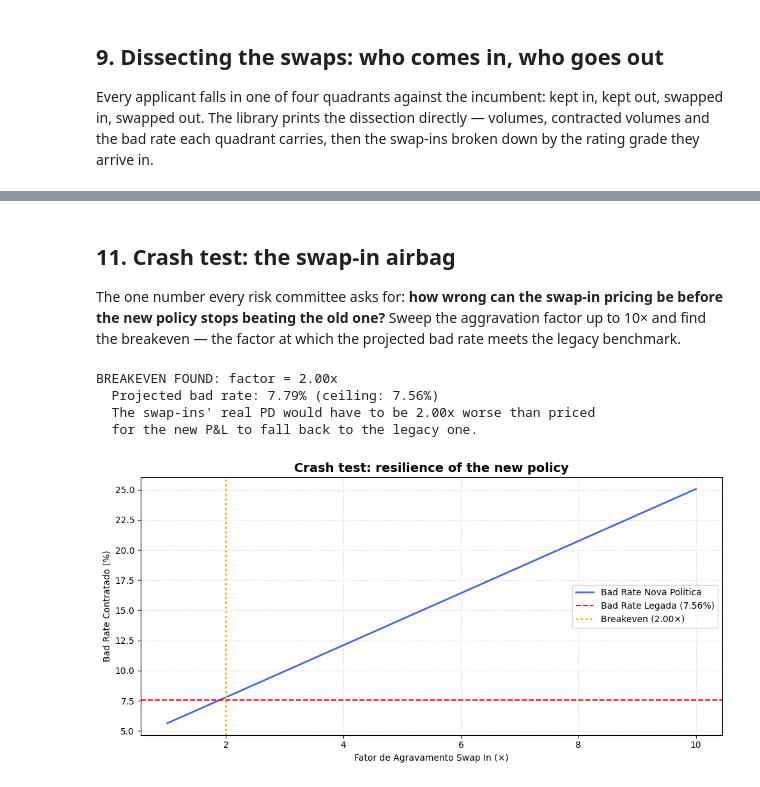
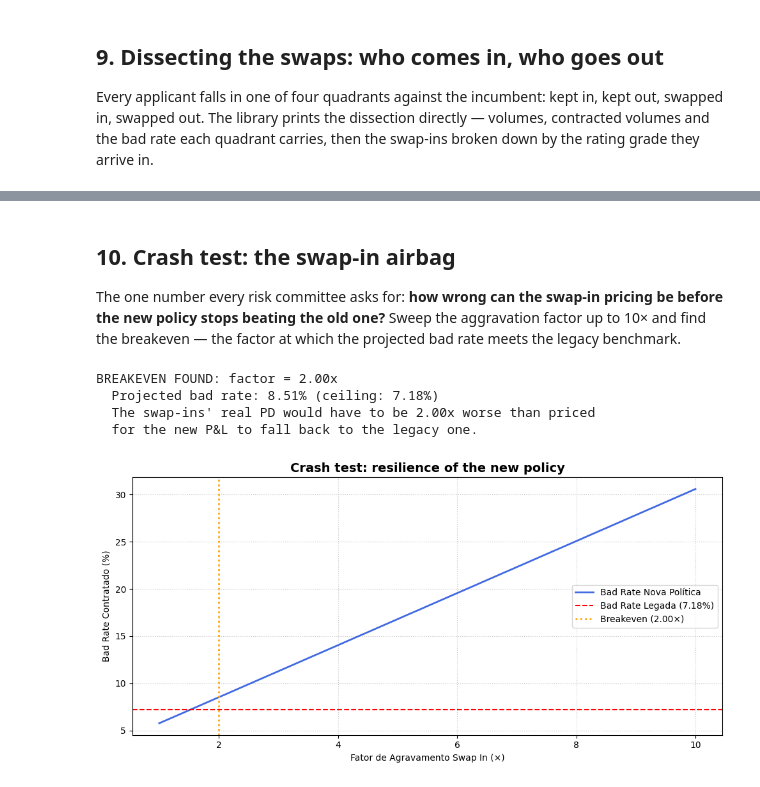
Before and after one commit to matheuspasche/pycreditools, a Jupyter notebook: src/pycreditools/examples/tutorial_masterclass.ipynb, the cells around one changed output, grey strips where cells are left out. Saved outputs shown, nothing was run; the diff lists cells and outputs as text; code cells hidden in the pictures.

```diff
--- a/src/pycreditools/examples/tutorial_masterclass.ipynb
+++ b/src/pycreditools/examples/tutorial_masterclass.ipynb
@@ -50,7 +50,7 @@ pd.set_option("display.width", 1200)
 policy is real, the outcome mask is real too — `actual_default` is `NaN` for everyone
 who did not contract. The observed P&L of the book lives on the contracted population.
 # %%
-df = generate_sample_data(n_applicants=100_000, seed=42)
+df = generate_sample_data(n_applicants=1_000_000, seed=42)
 LEGACY_CUT = float(df["legacy_score"].quantile(LEGACY_APPROVAL_QUANTILE))
 
 df_hist = df[df["hired"] == 1].copy()   # contracted book: the only place default is observed
@@ -212,18 +233,28 @@ AGGRAVATION_BASE = 1.2
 policy_take = policy_hf.rate("Take-up", base_rate=1.0, observed_col="hired", calibrate_by="score")
 policy_tradeoff = policy_take.stress(AGGRAVATION_BASE)
 
-# No operating point above ~40% approval is worth underwriting on this book, so the
-# sweep spends its resolution where the decision lives: a dense 45-point grid over the
-# upper score range, then everything above the 40% approval ceiling is dropped.
-APPROVAL_CEILING = 0.40
-cutoffs = np.linspace(
-    df_clean_hf["score_5"].quantile(0.35), df_clean_hf["score_5"].quantile(0.99), 55
-).astype(int).tolist()
+# The decision only lives between ~15% and ~40% approval — below 15% the book is too
+# small to matter, above 40% too loose to underwrite. So the grid is placed *directly*
+# on that band (no sweep-then-discard): translate the two approval bounds into score_5
+# cutoffs off the survivor distribution, then sweep 30 points between them.
+APPROVAL_BAND = (0.15, 0.40)
+survivor_scores = df_clean_hf["score_5"].to_numpy()
+
+
+def cutoff_for_approval(target):
+    # approval = (survivors with score_5 >= cutoff) / len(df_dev)
+    frac_above = target * len(df_dev) / len(survivor_scores)
+    return float(np.quantile(survivor_scores, 1 - frac_above))
+
+
+cut_hi_appr = cutoff_for_approval(APPROVAL_BAND[1])  # low cutoff -> high approval
+cut_lo_appr = cutoff_for_approval(APPROVAL_BAND[0])  # high cutoff -> low approval
+cutoffs = np.linspace(cut_hi_appr, cut_lo_appr, 30).astype(int).tolist()
 
 res_list = []
 with warnings.catch_warnings():
     # The swap-in reliability warning fires at every grid point; the 1.2x stress and
-    # calibration_bins=5 above are this study's standing answer to it.
+    # calibration_bins=10 above are this study's standing answer to it.
     warnings.simplefilter("ignore")
     for i in range(2, 6):
         an = TradeoffAnalyzer(policy_tradeoff).vary_cutoff(f"score_{i}", cutoffs, direction="gte")
@@ -231,8 +262,7 @@ with warnings.catch_warnings():
         r["Score_Model"] = f"score_{i}"
         r["Cutoff"] = r[f"score_{i}_cutoff"]
         res_list.append(r)
-res_all = pd.concat(res_list)
-res_all = res_all[res_all["approval_rate"] <= APPROVAL_CEILING].reset_index(drop=True)
+res_all = pd.concat(res_list).reset_index(drop=True)
 
 plot_tradeoffs(
     res_all,
@@ -607,11 +701,14 @@ def angled_by_rating(df_swap, pd_col):
     return (df_swap[pd_col] * factor).clip(0, 1)
 
 
-policy_stressed = policy_final.add_stress(CustomStress(angled_by_rating))
+policy_stressed = policy_final_base.add_stress(CustomStress(angled_by_rating))
 with warnings.catch_warnings():
     warnings.simplefilter("ignore")
     sim_stressed = policy_stressed.simulate(df, method="analytical")
 
-new_approval_rate = (sim_stressed.data["approved_pre_rate"] > 0).sum() / N
-print(f"New policy approval rate: {new_approval_rate:.2%}  (legacy: {n_aprov / N:.2%})")
+print(f"Final policy approval rate: {(sim_stressed.data['approved_pre_rate'] > 0).sum() / N:.2%}"
+      f"  (legacy: {n_aprov / N:.2%})\n")
+with warnings.catch_warnings():
+    warnings.simplefilter("ignore")
+    print_delta_table([sim_simplified, sim_final, sim_stressed])
 # %% [output]
@@ -673,5 +764,5 @@ Expected Hired Volume                    9,415      10,030        +615       +6.
 # %% [markdown]
-## 11. Crash test: the swap-in airbag
+## 10. Crash test: the swap-in airbag
 
 The one number every risk committee asks for: **how wrong can the swap-in pricing be
 before the new policy stops beating the old one?** Sweep the aggravation factor up to
@@ -680,31 +771,31 @@ legacy benchmark.
 # %%
 with warnings.catch_warnings():
     warnings.simplefilter("ignore")
-    an_st = TradeoffAnalyzer(policy_final).vary_stress_aggravation(np.linspace(1.0, 10.0, 10).tolist())
+    an_st = TradeoffAnalyzer(policy_final_base).vary_stress_aggravation(np.linspace(1.0, 10.0, 10).tolist())
     res_st = an_st.run(df_dev, parallel=False)
 
 breakeven = None
 for _, row in res_st.iterrows():
     if row["default_rate"] >= bad_hired:
         breakeven = row["aggravation_factor"]
         print(f"BREAKEVEN FOUND: factor = {breakeven:.2f}x")
         print(f"  Projected bad rate: {row['default_rate']:.2%} (ceiling: {bad_hired:.2%})")
         print(f"  The swap-ins' real PD would have to be {breakeven:.2f}x worse than priced")
         print(f"  for the new P&L to fall back to the legacy one.")
         break
 if breakeven is None:
     print("The new policy does not regress even at a 10x swap-in stress.")
 
 plot_crash_test(
     res_st,
     legacy_bad_rate=bad_hired,
     breakeven_factor=breakeven,
     title="Crash test: resilience of the new policy",
 )
 plt.show()
 # %% [output]
 BREAKEVEN FOUND: factor = 2.00x
-  Projected bad rate: 7.79% (ceiling: 7.56%)
+  Projected bad rate: 8.51% (ceiling: 7.18%)
   The swap-ins' real PD would have to be 2.00x worse than priced
   for the new P&L to fall back to the legacy one.
-[figure, old version]
+[figure, new version]
```
Also changed, not shown: parts of 29 cells of this notebook.
